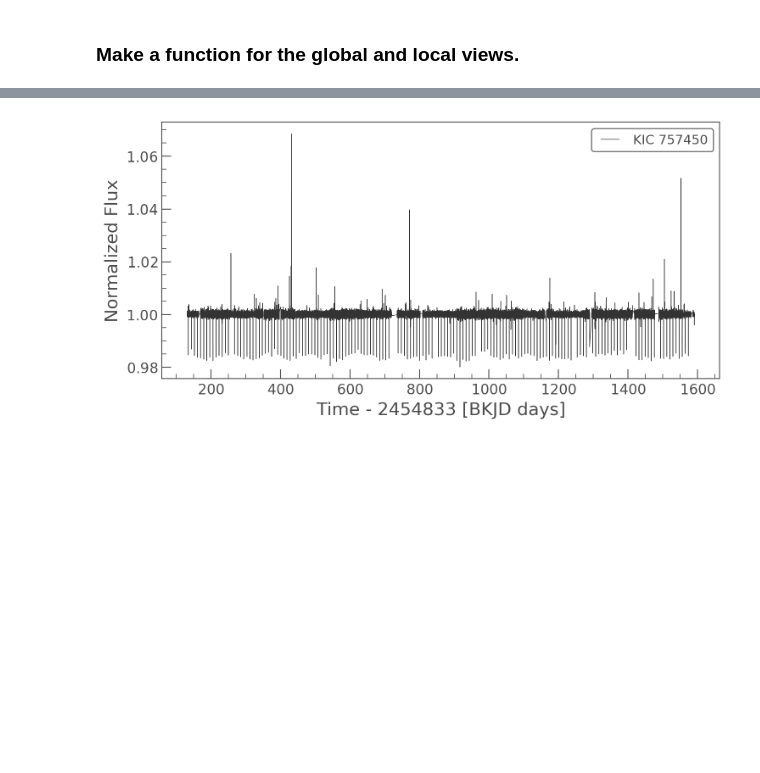
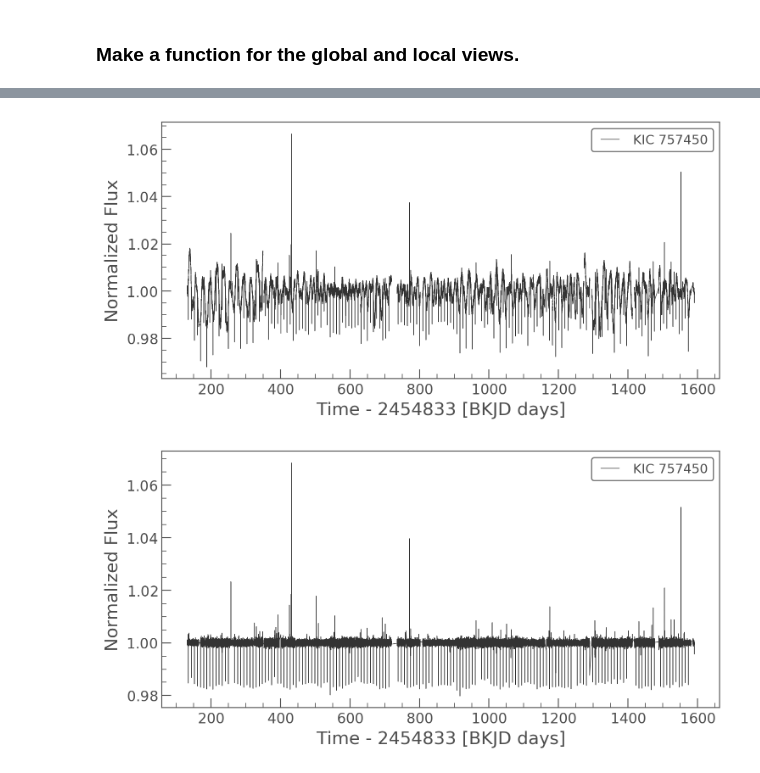
Before and after one commit to gully/HelloWorldNet, a Jupyter notebook: notebooks/01_exploratory_preprocessing.ipynb, the cells around one changed output, grey strips where cells are left out. Drawn from its saved outputs; the diff is of its cells as text; code cells hidden in the pictures; blank space fills up the shorter version.

```diff
--- a/notebooks/01_exploratory_preprocessing.ipynb
+++ b/notebooks/01_exploratory_preprocessing.ipynb
@@ -192,6 +195,10 @@ def get_folded_tce_lightcurve(kepid, tce_num=1, dr24_tce=None, verbose=True):
     return lc_raw, lc_local, lc_global, lc_flat
 # %%
 lc_raw, lc_local, lc_global,lc_flat = get_folded_tce_lightcurve(kepid, tce_num=1, dr24_tce=dr24_tce)
+# %%
+lc_raw.plot();
+# %% [output]
+[figure, added]
 # %%
 lc_flat.plot();
 # %% [output]
```
Also changed, not shown: parts of 12 cells of this notebook.
